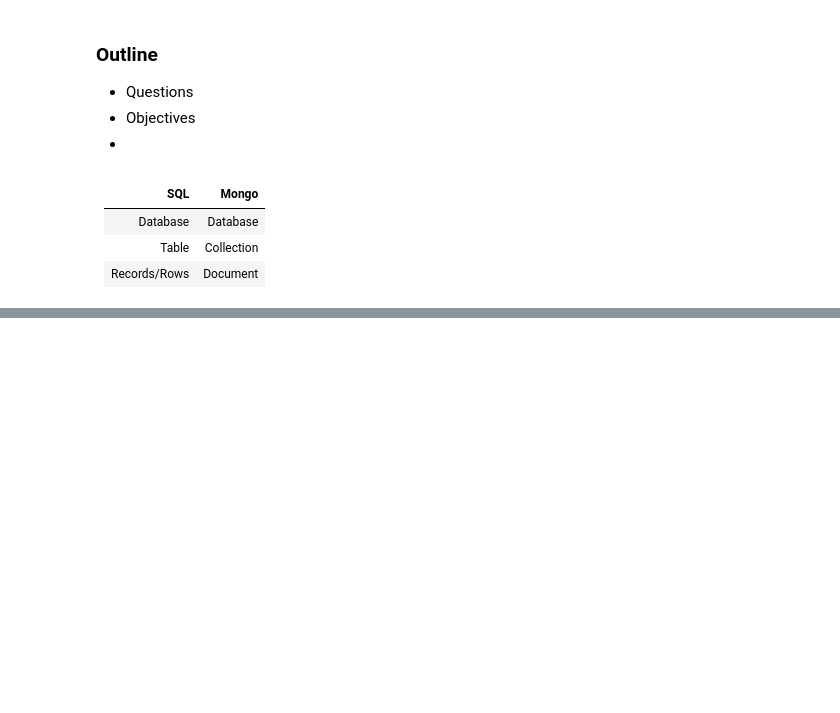
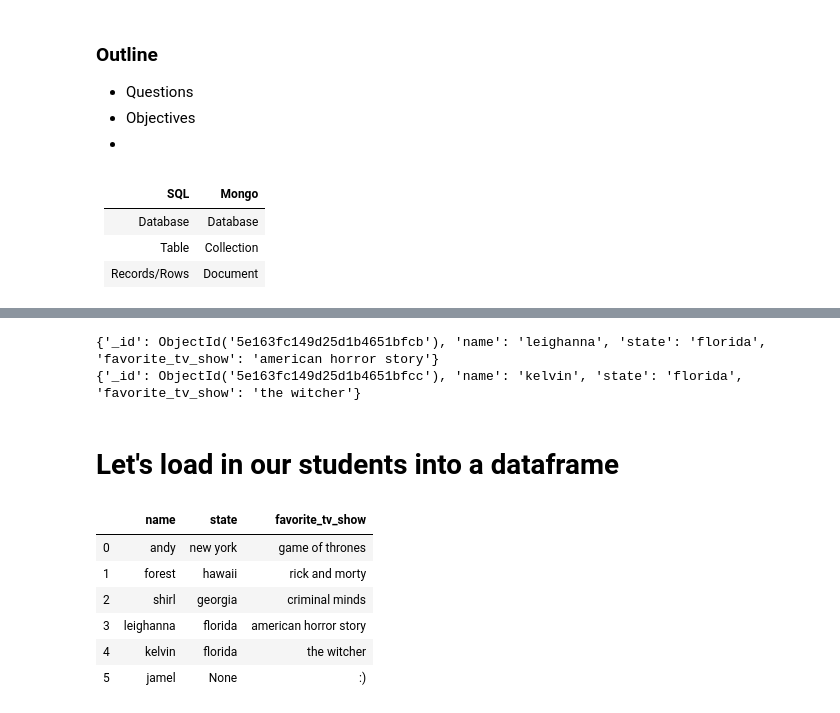
Before and after one commit to erdosn/cv2-mod2-sec15-mongo-lesson, a Jupyter notebook: lesson-plan.ipynb, the cells around one changed output, grey strips where cells are left out. Saved outputs shown, nothing was run; the diff lists cells and outputs as text; code cells hidden in the pictures; blank space fills up the shorter version.

```diff
--- a/lesson-plan.ipynb
+++ b/lesson-plan.ipynb
@@ -310,0 +136,10 @@ for tweet in donald_tweets.find({}):
+# %%
+andy = {"name": "andy", "state": "new york", "favorite_tv_show": "game of thrones"}
+forest = {"name": "forest", "state": "hawaii", "favorite_tv_show": "rick and morty"}
+shirl = {"name": "shirl", "state": "georgia", "favorite_tv_show": "criminal minds"}
+leighanna = {"name": "leighanna", "state": "florida", "favorite_tv_show": "american horror story"}
+kelvin = {"name": "kelvin", "state": "florida", "favorite_tv_show": "the witcher"}
+jamel = {"name": "jamel", "state": None, "favorite_tv_show": ":)"}
+# %%
+lst = [andy, forest, shirl, leighanna, kelvin, jamel]
+lst
@@ -310,0 +174,19 @@ for tweet in donald_tweets.find({}):
+# %%
+for florida_student in student_collection.find({"state": "florida"}):
+    print(florida_student)
+# %% [output]
+{'_id': ObjectId('5e163fc149d25d1b4651bfcb'), 'name': 'leighanna', 'state': 'florida', 'favorite_tv_show': 'american horror story'}
+{'_id': ObjectId('5e163fc149d25d1b4651bfcc'), 'name': 'kelvin', 'state': 'florida', 'favorite_tv_show': 'the witcher'}
+# %% [markdown]
+# Let's load in our students into a dataframe
+# %%
+df = pd.DataFrame(lst)
+df
+# %% [output]
+|  | name | state | favorite_tv_show |
+| 0 | andy | new york | game of thrones |
+| 1 | forest | hawaii | rick and morty |
+| 2 | shirl | georgia | criminal minds |
+| 3 | leighanna | florida | american horror story |
+| 4 | kelvin | florida | the witcher |
+| 5 | jamel | None | :) |
```
Also changed, not shown: parts of 66 cells of this notebook, 1 other file.
